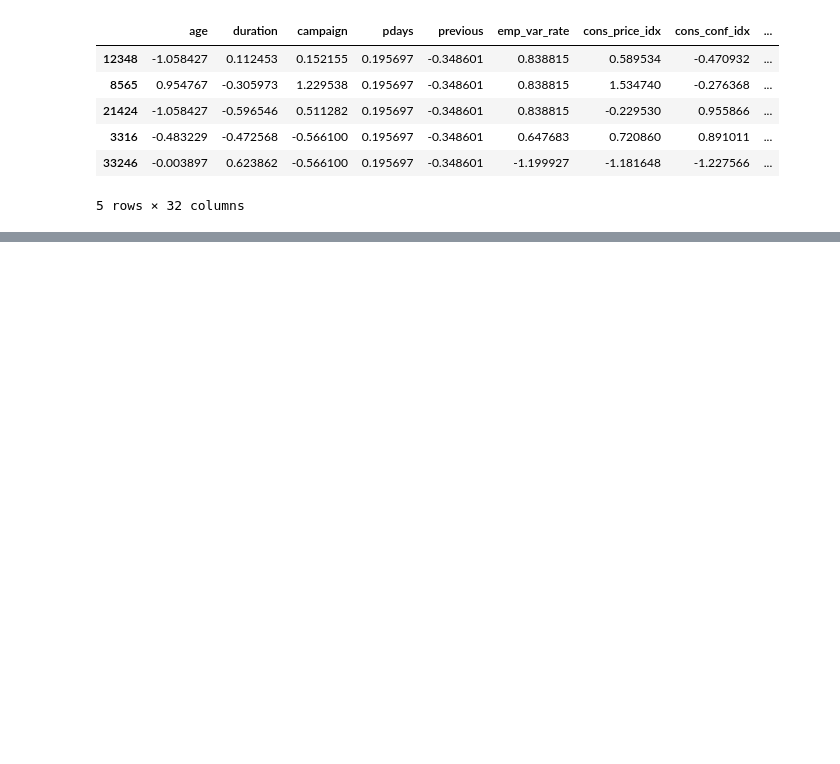
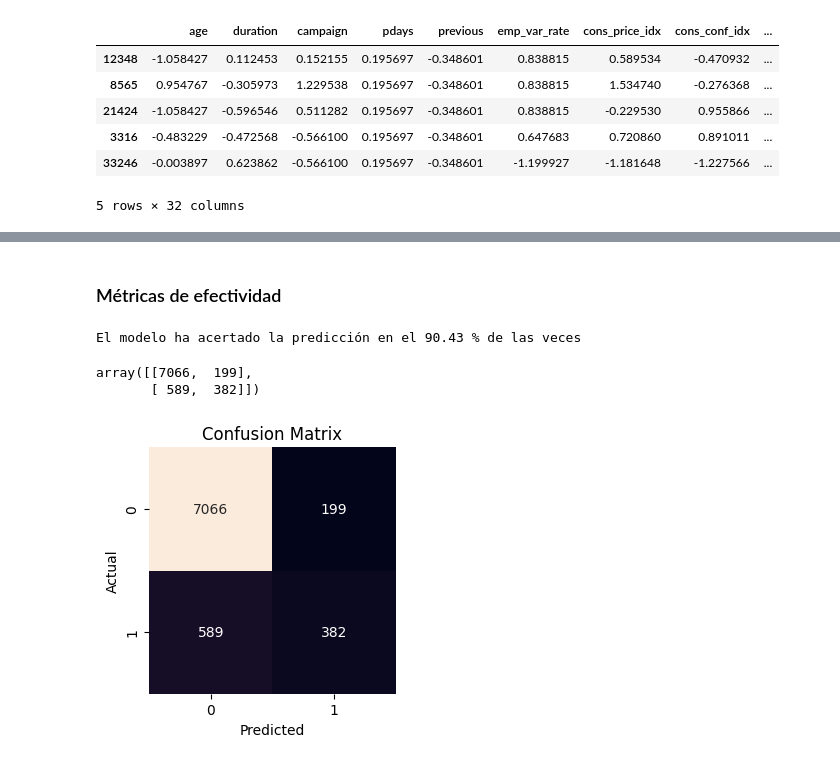
Before and after one commit to 4GeeksAcademy/plorenab_logistic_regression_algorithm, a Jupyter notebook: src/explore.ipynb, the cells around one changed output, grey strips where cells are left out. Drawn from its saved outputs; the diff is of its cells as text; code cells hidden in the pictures; blank space fills up the shorter version.

Commit message:
created a model

```diff
--- a/src/explore.ipynb
+++ b/src/explore.ipynb
@@ -590,0 +625,6 @@ y_test_final.to_csv("../data/processed/y_test.csv", index=False)
+# %%
+# Instanciación
+model = LogisticRegression()
+
+# Entrenamiento
+model.fit(X_train_final, y_train_final)
@@ -590,0 +641,5 @@ y_test_final.to_csv("../data/processed/y_test.csv", index=False)
+# %%
+# Predecimos el conjunto de datos de prueba
+
+y_pred = model.predict(X_test_final)
+y_pred
@@ -590,0 +660,32 @@ y_test_final.to_csv("../data/processed/y_test.csv", index=False)
+# %% [markdown]
+### Métricas de efectividad
+# %%
+# Accuracy
+
+accuracy = accuracy_score(y_test_final, y_pred)
+print(f'El modelo ha acertado la predicción en el {accuracy*100:.2f} % de las veces')
+# %% [output]
+El modelo ha acertado la predicción en el 90.43 % de las veces
+# %%
+# Matriz de confusión
+
+marketing_cm = confusion_matrix(y_test_final, y_pred)
+marketing_cm
+# %% [output]
+array([[7066,  199],
+       [ 589,  382]])
+# %%
+# Dibujaremos esta matriz para hacerla más visual
+cm_df = pd.DataFrame(marketing_cm)
+
+plt.figure(figsize = (3, 3))
+sns.heatmap(cm_df, annot=True, fmt="d", cbar=False)
+
+plt.tight_layout()
+
+plt.xlabel('Predicted')
+plt.ylabel('Actual')
+plt.title('Confusion Matrix')
+plt.show()
+# %% [output]
+[figure, added]
```
Also changed, not shown: parts of 39 cells of this notebook.
